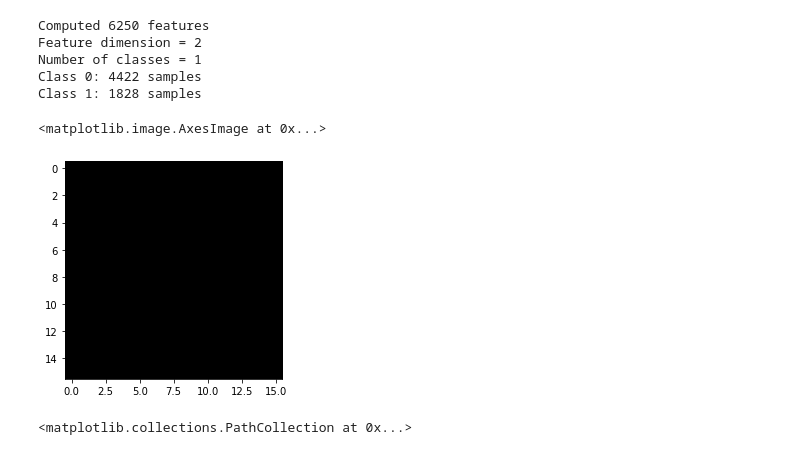
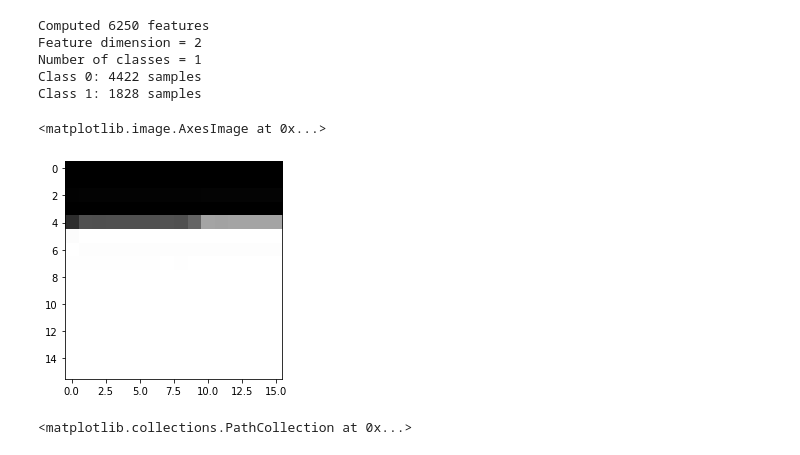
Before and after one commit to Julien-Ben/CS-433-project-2, a Jupyter notebook: project_road_segmentation/segment_aerial_images.ipynb, the cells around one changed output. Drawn from its saved outputs; the diff is of its cells as text; code cells hidden in the pictures.

```diff
--- a/project_road_segmentation/segment_aerial_images.ipynb
+++ b/project_road_segmentation/segment_aerial_images.ipynb
@@ -49,10 +49,10 @@ def img_crop(im, w, h):
     return list_patches
 # %%
 # Loaded a set of images
-root_dir = "provided/data/training/"
+root_dir = "data/training/"
 
 image_dir = root_dir + "images/"
-files = os.listdir(image_dir)
+files = sorted(os.listdir(image_dir))
 n = min(20, len(files)) # Load maximum 20 images
 print("Loading " + str(n) + " images")
 imgs = [load_image(image_dir + files[i]) for i in range(n)]
@@ -143,10 +143,10 @@ Class 0: 4422 samples
 Class 1: 1828 samples
 # %%
 # Display a patch that belongs to the foreground class
-plt.imshow(gt_patches[Y1[3]], cmap='Greys_r')
+plt.imshow(gt_patches[Y1[4]], cmap='Greys_r')
 # %% [output]
 <matplotlib.image.AxesImage at 0x...>
-[figure, old version]
+[figure, new version]
 # %%
 # Plot 2d features using groundtruth to color the datapoints
 plt.scatter(X[:, 0], X[:, 1], c=Y, edgecolors='k', cmap=plt.cm.Paired)
```
Also changed, not shown: parts of 2 cells of this notebook, 8 other files.
